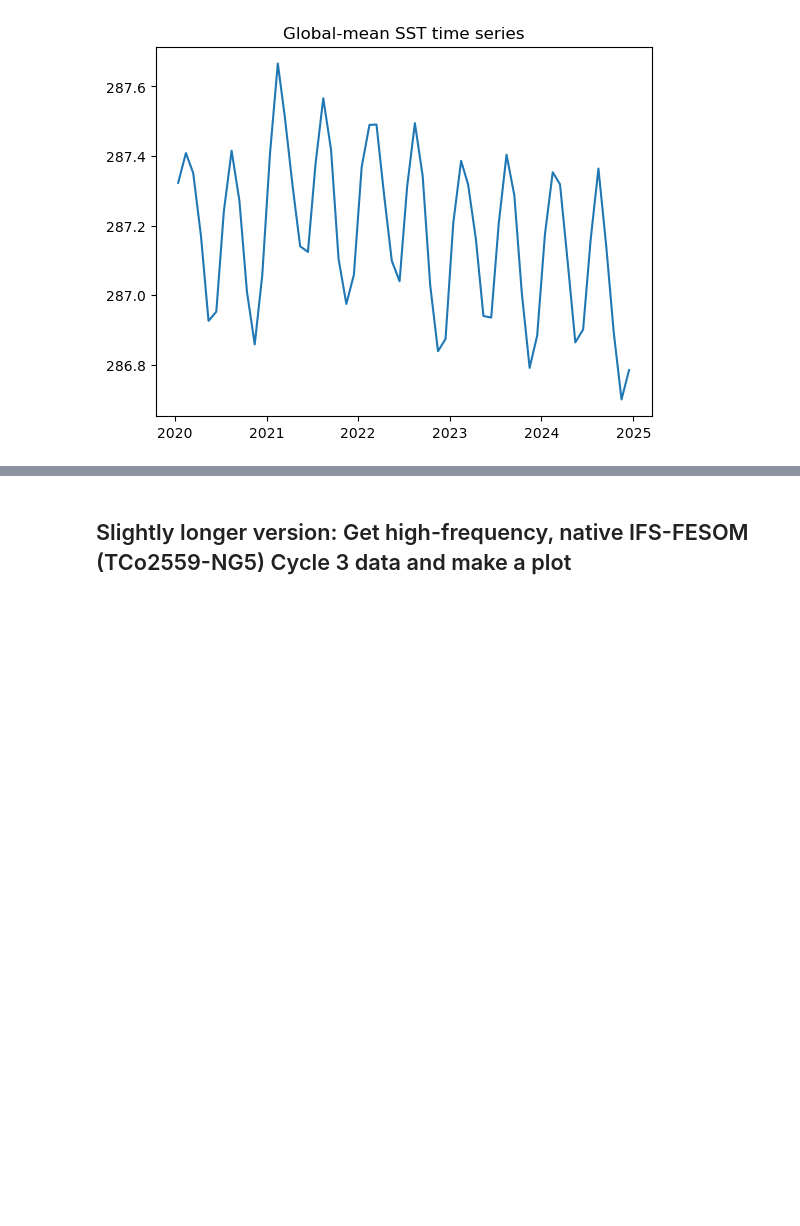
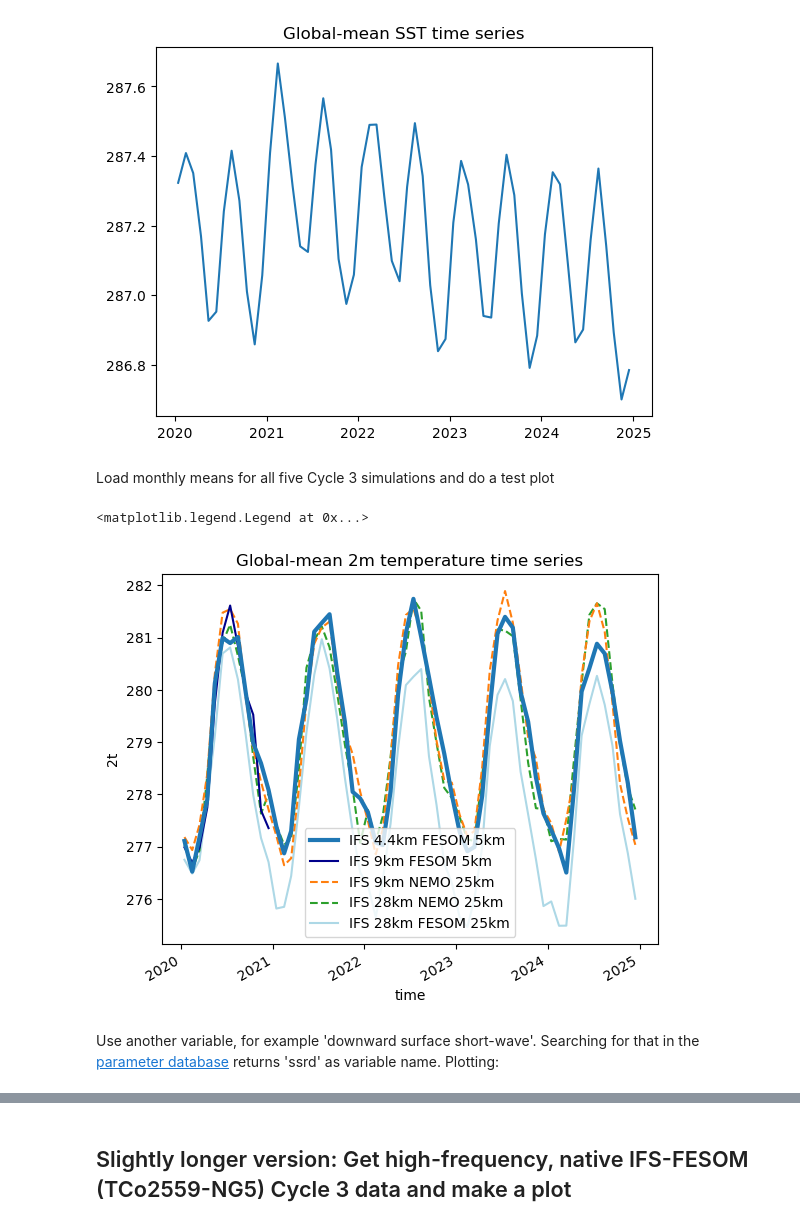
Before and after one commit to nextGEMS/nextGEMS_Cycle3, a Jupyter notebook: IFS/STARTHERE_IFS.ipynb, the cells around one changed output, grey strips where cells are left out. Saved outputs shown, nothing was run; the diff lists cells and outputs as text; code cells hidden in the pictures; blank space fills up the shorter version.

```diff
--- a/IFS/STARTHERE_IFS.ipynb
+++ b/IFS/STARTHERE_IFS.ipynb
@@ -77,3 +82,23 @@ plt.title("Global-mean SST time series")
 # %% [output]
 Text(0.5, 1.0, 'Global-mean SST time series')
 [figure]
+# %% [markdown]
+Load monthly means for all five Cycle 3 simulations and do a test plot
+# %%
+ds2 = cat.IFS['IFS_9-FESOM_5-cycle3']['2D_monthly_0.25deg'].to_dask()
+ds3 = cat.IFS['IFS_9-NEMO_25-cycle3']['2D_monthly_0.25deg'].to_dask()
+ds4 = cat.IFS['IFS_28-NEMO_25-cycle3']['2D_monthly_0.25deg'].to_dask()
+ds5 = cat.IFS['IFS_28-FESOM_25-cycle3']['2D_monthly_0.25deg'].to_dask()
+# %%
+ds['2t'].mean("value").plot(label='IFS 4.4km FESOM 5km', lw=3, zorder=5) # will need area-weighting
+ds2['2t'].mean("value").plot(label='IFS 9km FESOM 5km', color='darkblue', zorder=4) # will need area-weighting
+ds3['2t'].mean("value").plot(label='IFS 9km NEMO 25km',linestyle='dashed', zorder=3) # will need area-weighting
+ds4['2t'].mean("value").plot(label='IFS 28km NEMO 25km',linestyle='dashed', zorder=2) # will need area-weighting
+ds5['2t'].mean("value").plot(label='IFS 28km FESOM 25km', color='lightblue', zorder=1) # will need area-weighting
+plt.title("Global-mean 2m temperature time series")
+plt.legend()
+# %% [output]
+<matplotlib.legend.Legend at 0x...>
+[figure, added]
+# %% [markdown]
+Use another variable, for example 'downward surface short-wave'. Searching for that in the [parameter database](https://codes.ecmwf.int/grib/param-db/) returns 'ssrd' as variable name. Plotting:
```
Also changed, not shown: parts of 19 cells of this notebook.
